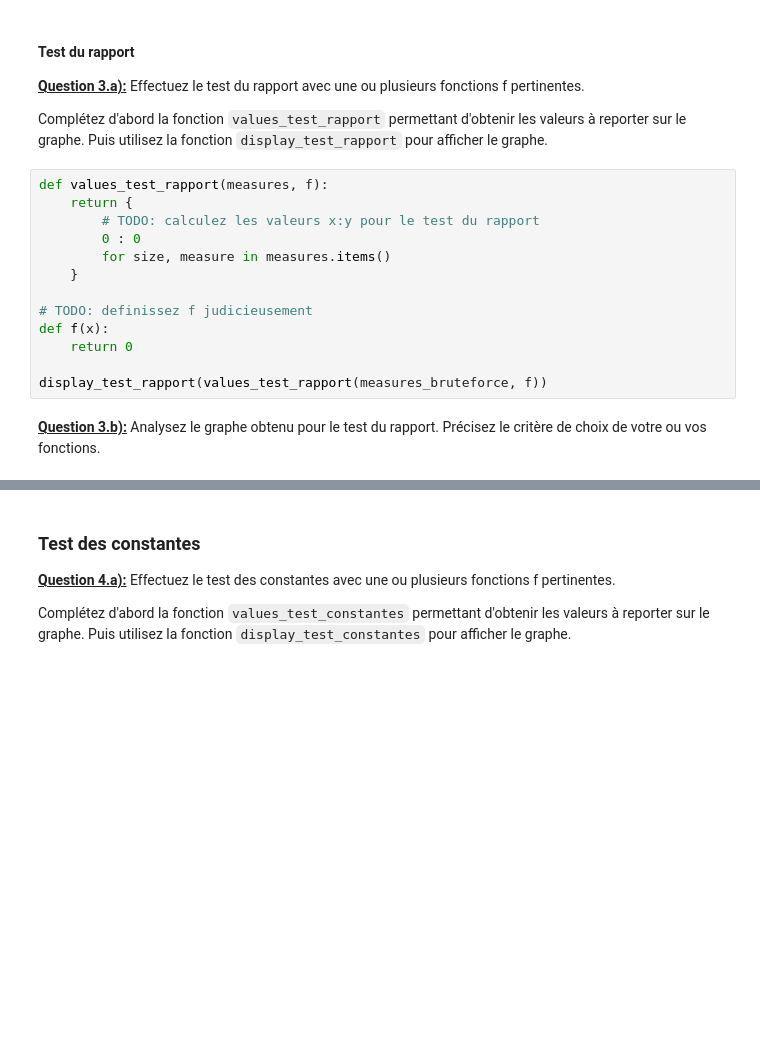
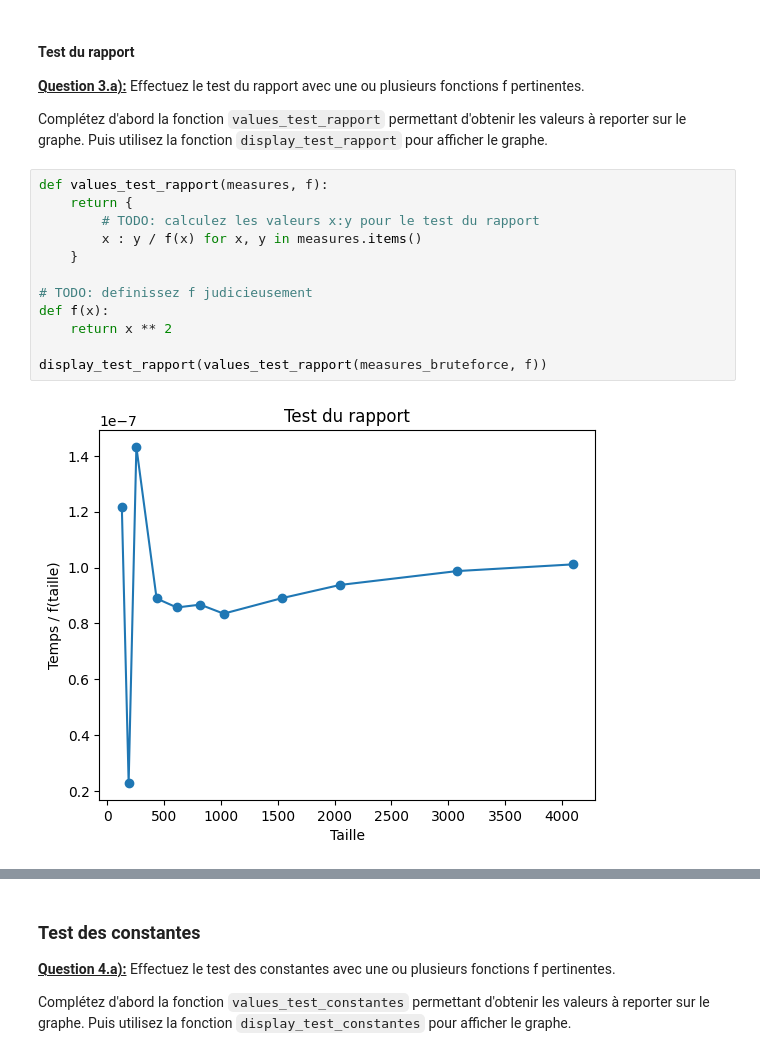
Before and after one commit to UiVieto/INF8775, a Jupyter notebook: TP1-H24.ipynb, the cells around one changed output, grey strips where cells are left out. Drawn from its saved outputs; the diff is of its cells as text; blank space fills up the shorter version.

```diff
--- a/TP1-H24.ipynb
+++ b/TP1-H24.ipynb
@@ -362,15 +379,14 @@ Complétez d'abord la fonction `values_test_rapport` permettant d'obtenir les va
 # %%
 def values_test_rapport(measures, f):
     return {
         # TODO: calculez les valeurs x:y pour le test du rapport
-        0 : 0
-        for size, measure in measures.items()
+        x : y / f(x) for x, y in measures.items()
     }
 
 # TODO: definissez f judicieusement
 def f(x):
-    return 0
+    return x ** 2
 
 display_test_rapport(values_test_rapport(measures_bruteforce, f))
+# %% [output]
+[figure, added]
-# %% [markdown]
-<u>**Question 3.b):**</u> Analysez le graphe obtenu pour le test du rapport. Précisez le critère de choix de votre ou vos fonctions.
```
Also changed, not shown: parts of 19 cells of this notebook.
